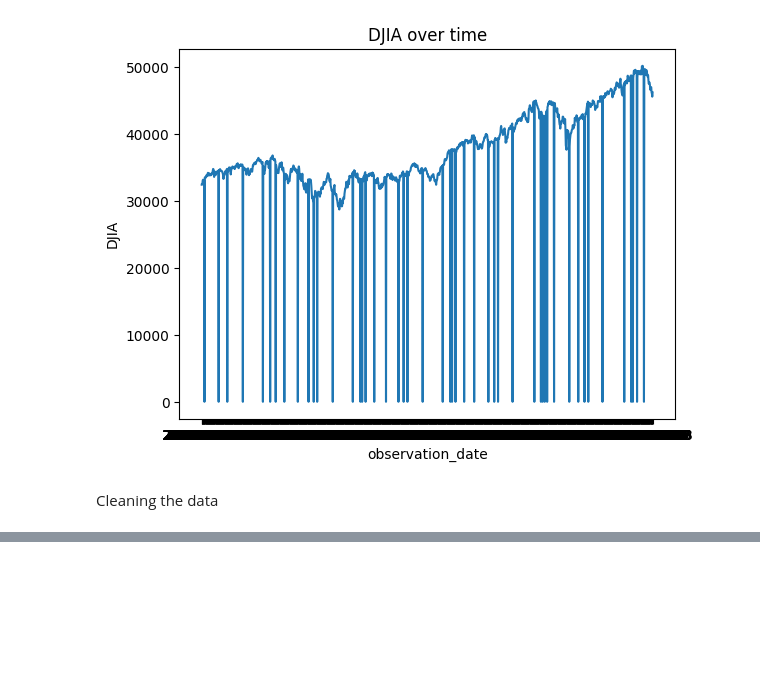
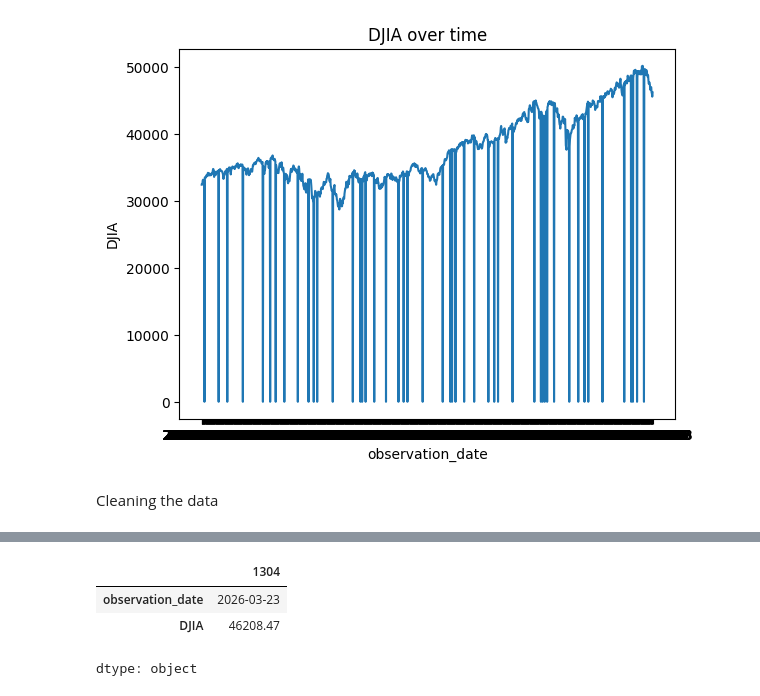
Before and after one commit to huiying8888/data-analytics, a Jupyter notebook: DowJonesAnalysis.ipynb, the cells around one changed output, grey strips where cells are left out. Cells and saved outputs as stored; diff of their text form; code cells hidden in the pictures; blank space fills up the shorter version.

```diff
--- a/DowJonesAnalysis.ipynb
+++ b/DowJonesAnalysis.ipynb
@@ -93,0 +83,8 @@ df
+# %%
+df.iloc[1255]
+df.loc[1304]
+# %% [output]
+|  | 1304 |
+| observation_date | 2026-03-23 |
+| DJIA | 46208.47 |
+dtype: object
```
Also changed, not shown: parts of 10 cells of this notebook.
